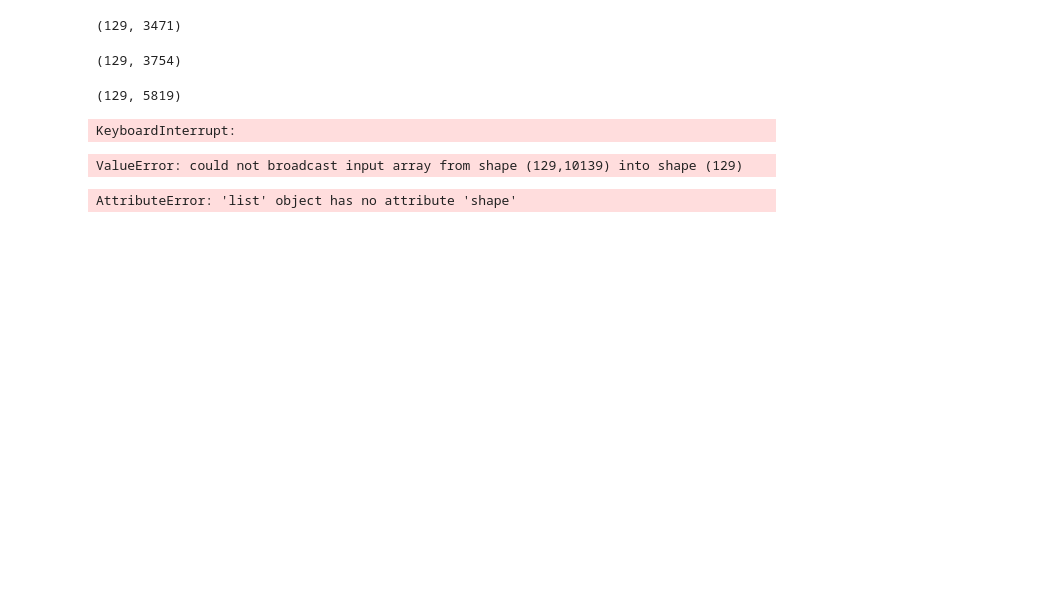
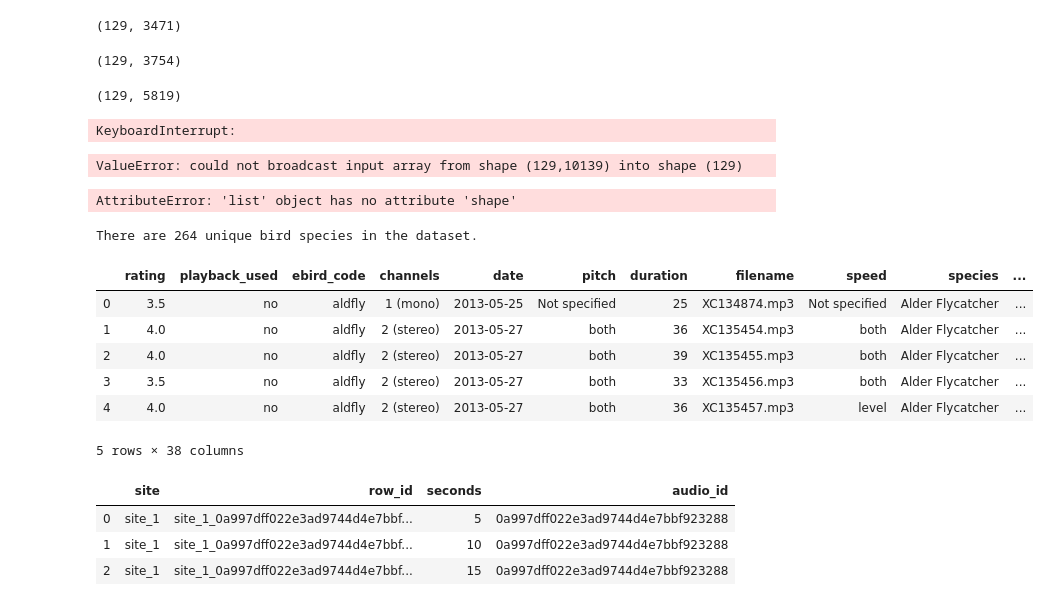
Before and after one commit to mehaKumar/birb, a Jupyter notebook: dataloader.ipynb, the cells around one changed output. Drawn from its saved outputs; the diff is of its cells as text; code cells hidden in the pictures; blank space fills up the shorter version.

```diff
--- a/dataloader.ipynb
+++ b/dataloader.ipynb
@@ -53,0 +82,30 @@ AttributeError: 'list' object has no attribute 'shape'
+# %%
+# Import data
+train_csv = pd.read_csv("data/train.csv")
+test_csv = pd.read_csv("data/test.csv")
+
+# Create some time features
+train_csv['year'] = train_csv['date'].apply(lambda x: x.split('-')[0])
+train_csv['month'] = train_csv['date'].apply(lambda x: x.split('-')[1])
+train_csv['day_of_month'] = train_csv['date'].apply(lambda x: x.split('-')[2])
+
+print("There are {:,} unique bird species in the dataset.".format(len(train_csv['species'].unique())))
+# %% [output]
+There are 264 unique bird species in the dataset.
+# %%
+train_csv.head()
+# %% [output]
+|  | rating | playback_used | ebird_code | channels | date | pitch | duration | filename | speed | species | ... |
+| 0 | 3.5 | no | aldfly | 1 (mono) | 2013-05-25 | Not specified | 25 | XC134874.mp3 | Not specified | Alder Flycatcher | ... |
+| 1 | 4.0 | no | aldfly | 2 (stereo) | 2013-05-27 | both | 36 | XC135454.mp3 | both | Alder Flycatcher | ... |
+| 2 | 4.0 | no | aldfly | 2 (stereo) | 2013-05-27 | both | 39 | XC135455.mp3 | both | Alder Flycatcher | ... |
+| 3 | 3.5 | no | aldfly | 2 (stereo) | 2013-05-27 | both | 33 | XC135456.mp3 | both | Alder Flycatcher | ... |
+| 4 | 4.0 | no | aldfly | 2 (stereo) | 2013-05-27 | both | 36 | XC135457.mp3 | level | Alder Flycatcher | ... |
+5 rows × 38 columns
+# %%
+test_csv.head()
+# %% [output]
+|  | site | row_id | seconds | audio_id |
+| 0 | site_1 | site_1_0a997dff022e3ad9744d4e7bbf... | 5 | 0a997dff022e3ad9744d4e7bbf923288 |
+| 1 | site_1 | site_1_0a997dff022e3ad9744d4e7bbf... | 10 | 0a997dff022e3ad9744d4e7bbf923288 |
+| 2 | site_1 | site_1_0a997dff022e3ad9744d4e7bbf... | 15 | 0a997dff022e3ad9744d4e7bbf923288 |
```
Also changed, not shown: parts of 5 cells of this notebook.
